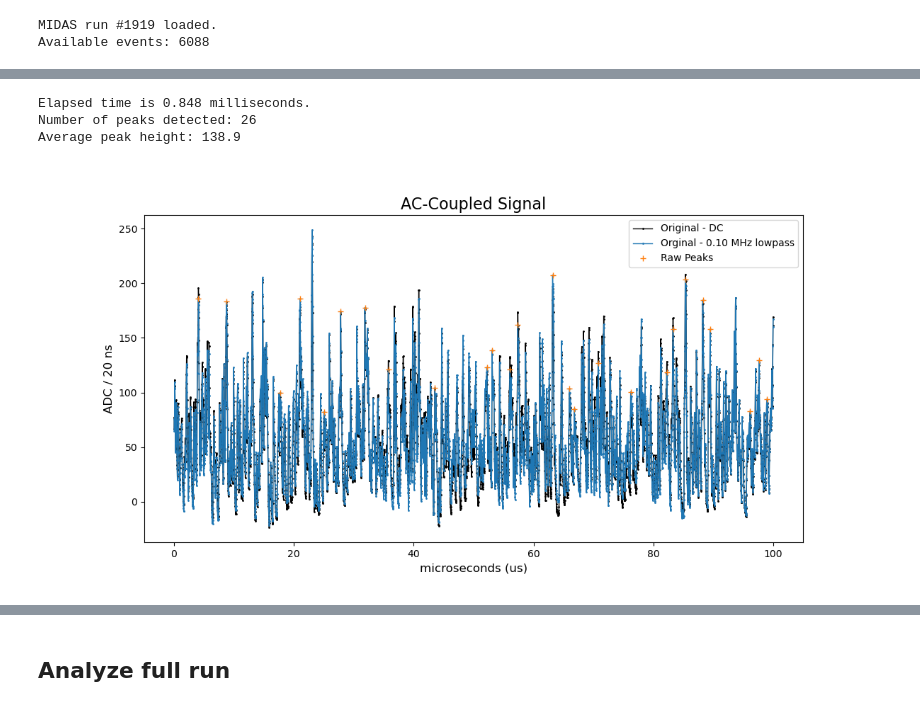
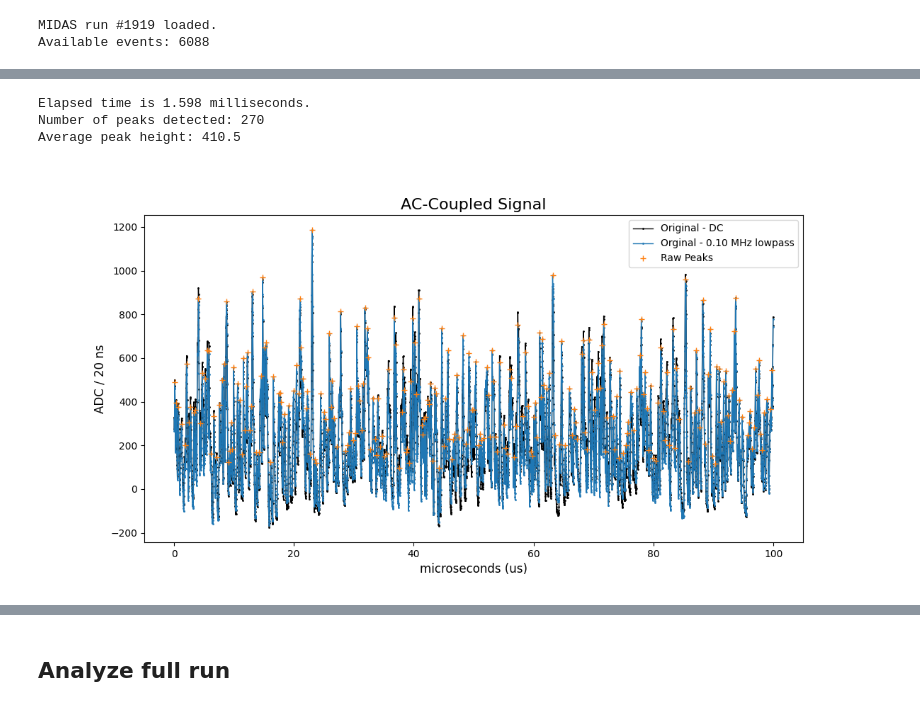
Before and after one commit to peckalec/dm-lab, a Jupyter notebook: REFLECT/SiPM_Analysis.ipynb, the cells around one changed output, grey strips where cells are left out. Saved outputs shown, nothing was run; the diff lists cells and outputs as text; code cells hidden in the pictures.

```diff
--- a/REFLECT/SiPM_Analysis.ipynb
+++ b/REFLECT/SiPM_Analysis.ipynb
@@ -57,7 +57,7 @@ def downsmoother(dataarray,downsampling,smoothing):
 # %%
 #### Load file
 
-inputfile=uproot.open("../../REFLECT/darkcounts/sipm521/output1919.root")
+inputfile=uproot.open("../../REFLECT/hiletgo/darksignals/output1919.root")
 print(f"MIDAS run #{inputfile.keys()[-1][5:9]} loaded. \n\
 Available events: {inputfile.keys()[-1][10:14]}")
 
@@ -184,7 +186,7 @@ Window FFT max frequency: 12.40
 # %%
 ####  Select Lowpass removal
 lowpasscut = 1/10
-DCoffset = -55 # manual DC offset
+DCoffset = -275+58 # manual DC offset
 
 #### Remove lowpass from original signal and compare
 tic()
@@ -221,34 +222,0 @@ Elapsed time is 9.639 milliseconds.
-# %%
-####  Select Lowpass removal
-lowpasscut = 1/8
-DCoffset = -55 # manual DC offset
-
-#### Remove lowpass from original signal and compare
-tic()
-print("Calculating Inverse FFT...")
-
-#lowpass
-lowpasssamplepoints = round(lowpasscut*T)
-print(lowpasssamplepoints)
-if (N*lowpasssamplepoints)>1e8:
-    print(f"!!! WARNING !!! Too many lowpass sample points ({N*lowpasssamplepoints:.2e}), risk of crash")
-else:
-    invexparray = np.exp(2j*np.pi/N* np.outer( np.arange(N),np.arange(lowpasssamplepoints) ))
-    arrayfreqs = np.array([FFTs[1,:lowpasssamplepoints] * np.exp(1j*FFTs[2,:lowpasssamplepoints])] * N)
-
-    invFTlp = np.sum(arrayfreqs * invexparray,1)
-    ReinvFTlp = np.real(invFTlp) + np.mean(signal) - np.mean(np.real(invFTlp))
-tocms()
-
-plt.close()
-plt.plot(time,signal,marker=".",linewidth=1,markersize=2,label = "Original Signal",color="black")
-plt.plot([time[0],time[-1]],[np.mean(signal)+DCoffset,np.mean(signal)+DCoffset],"--",label="DC baseline",color='lightsteelblue')
-plt.plot(time,ReinvFTlp+DCoffset,"-",label=f"{lowpasscut:.2f} MHz Lowpass baseline",color='blue')
-#plt.plot(time,signal-ReinvFTlp+np.mean(signal),"--",label="FFT recon. window subtract")
-
-plt.legend()
-plt.title("Original and Low-Passed Signal", size=16)
-plt.xlabel("microseconds (us)", size=12)
-plt.ylabel(f"ADC / {(time[1]-time[0])*1000:.0f} ns", size=12)
-#plt.xlim(0.6,1.1)
-plt.show()
@@ -260,28 +223,28 @@ Elapsed time is 9.811 milliseconds.
 # %%
 #### Select raw peak-finder parameters
-rawpwidth = 15
-rawpprom = 10
+rawpwidth = 3
+rawpprom = 10*5
 tic()
 signal_down = signal-np.mean(signal,dtype="float64")-DCoffset
 signal_lp = signal-ReinvFTlp-DCoffset
 
-peaks,props = find_peaks(signal_lp,height=0,width=rawpwidth,prominence=rawpprom) # find_peaks algorithm is of order t~O(len(sample))
+peaks,props = find_peaks(signal_lp,height=0,width=rawpwidth,prominence=rawpprom)
 tocms()
 plt.close()
 plt.plot(time,signal_down,marker=".",linewidth=1,markersize=2,label = "Original - DC",color="black")
 plt.plot(time,signal_lp,marker=".",linewidth=1,markersize=2,label=f"Orginal - {lowpasscut:.2f} MHz lowpass")
 
 plt.plot(time[peaks],signal_lp[peaks],marker="+",linewidth=0,label="Raw Peaks")
 print(f"Number of peaks detected: {len(peaks)}\n\
 Average peak height: {np.mean(signal_lp[peaks]):.1f}")
 plt.legend()
 plt.title("AC-Coupled Signal", size=16)
 plt.xlabel("microseconds (us)", size=12)
 plt.ylabel(f"ADC / {(time[1]-time[0])*1000:.0f} ns", size=12)
 #plt.xlim(0,48)
 plt.show()
 # %% [output]
-Elapsed time is 0.848 milliseconds.
-Number of peaks detected: 26
-Average peak height: 138.9
+Elapsed time is 1.598 milliseconds.
+Number of peaks detected: 270
+Average peak height: 410.5
-[figure, old version]
+[figure, new version]
```
Also changed, not shown: parts of 28 cells of this notebook.
